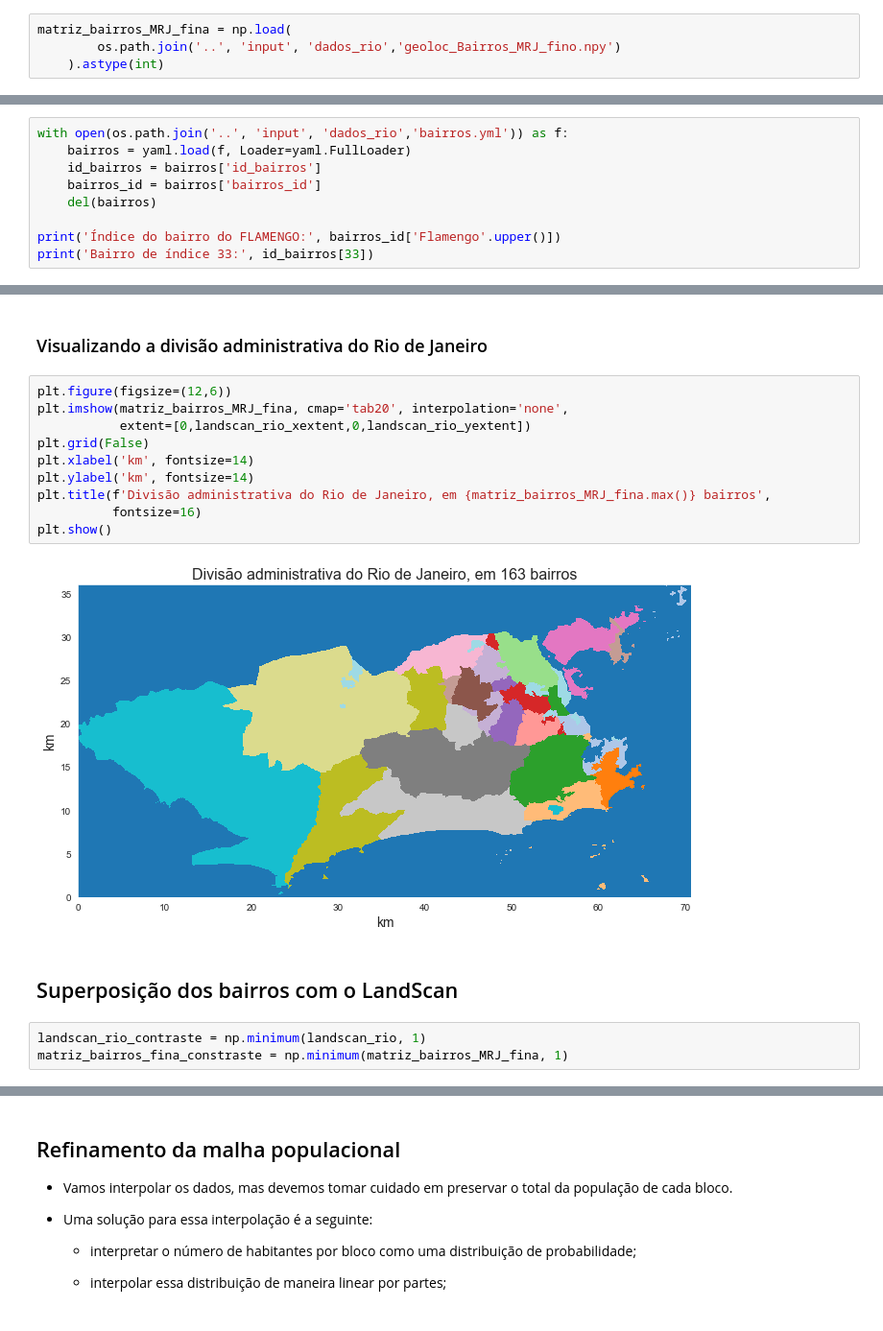
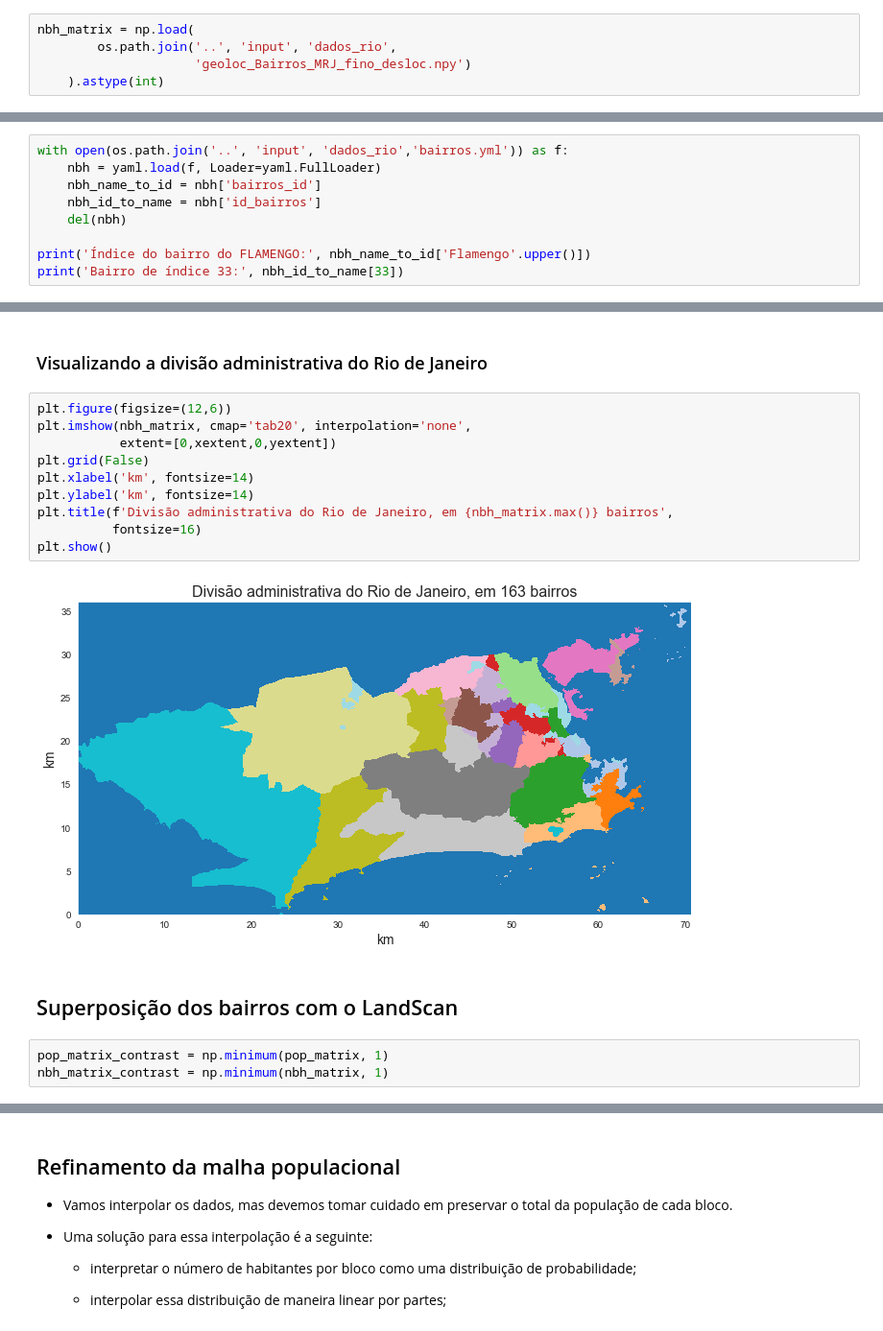
Before and after one commit to ModSiming/EpiSiming, a Jupyter notebook: notebooks/01.03-Atributos_de_localizacao.ipynb, the cells around one changed output, grey strips where cells are left out. Shown at 96% size. Drawn from its saved outputs; the diff is of its cells as text.

```diff
--- a/notebooks/01.03-Atributos_de_localizacao.ipynb
+++ b/notebooks/01.03-Atributos_de_localizacao.ipynb
@@ -224,7 +225,8 @@ plt.show()
 # %% [markdown]
 ### Subblocos com os bairros
 # %%
-matriz_bairros_MRJ_fina = np.load(
-        os.path.join('..', 'input', 'dados_rio','geoloc_Bairros_MRJ_fino.npy')
+nbh_matrix = np.load(
+        os.path.join('..', 'input', 'dados_rio',
+                     'geoloc_Bairros_MRJ_fino_desloc.npy')
     ).astype(int)
 # %%
@@ -242,13 +244,13 @@ micro_escala_y = landscan_rio_xscale / tx_refinamento_y / 10
 ### Lista de bairros
 # %%
 with open(os.path.join('..', 'input', 'dados_rio','bairros.yml')) as f:
-    bairros = yaml.load(f, Loader=yaml.FullLoader)
-    id_bairros = bairros['id_bairros']
-    bairros_id = bairros['bairros_id']
-    del(bairros)
+    nbh = yaml.load(f, Loader=yaml.FullLoader)
+    nbh_name_to_id = nbh['bairros_id']
+    nbh_id_to_name = nbh['id_bairros']
+    del(nbh)
 
-print('Índice do bairro do FLAMENGO:', bairros_id['Flamengo'.upper()])
-print('Bairro de índice 33:', id_bairros[33])
+print('Índice do bairro do FLAMENGO:', nbh_name_to_id['Flamengo'.upper()])
+print('Bairro de índice 33:', nbh_id_to_name[33])
 # %% [output]
 Índice do bairro do FLAMENGO: 15
 Bairro de índice 33: TIJUCA
@@ -256,20 +258,20 @@ Bairro de índice 33: TIJUCA
 ### Visualizando a divisão administrativa do Rio de Janeiro
 # %%
 plt.figure(figsize=(12,6))
-plt.imshow(matriz_bairros_MRJ_fina, cmap='tab20', interpolation='none',
-           extent=[0,landscan_rio_xextent,0,landscan_rio_yextent])
+plt.imshow(nbh_matrix, cmap='tab20', interpolation='none',
+           extent=[0,xextent,0,yextent])
 plt.grid(False)
 plt.xlabel('km', fontsize=14)
 plt.ylabel('km', fontsize=14)
-plt.title(f'Divisão administrativa do Rio de Janeiro, em {matriz_bairros_MRJ_fina.max()} bairros',
+plt.title(f'Divisão administrativa do Rio de Janeiro, em {nbh_matrix.max()} bairros',
           fontsize=16)
 plt.show()
 # %% [output]
-[figure, old version]
+[figure, new version]
 # %% [markdown]
 ## Superposição dos bairros com o LandScan
 # %%
-landscan_rio_contraste = np.minimum(landscan_rio, 1)
-matriz_bairros_fina_constraste = np.minimum(matriz_bairros_MRJ_fina, 1)
+pop_matrix_contrast = np.minimum(pop_matrix, 1)
+nbh_matrix_contrast = np.minimum(nbh_matrix, 1)
 # %%
 plt.figure(figsize=(12,6))
```
Also changed, not shown: parts of 39 cells of this notebook, 8 other files.
